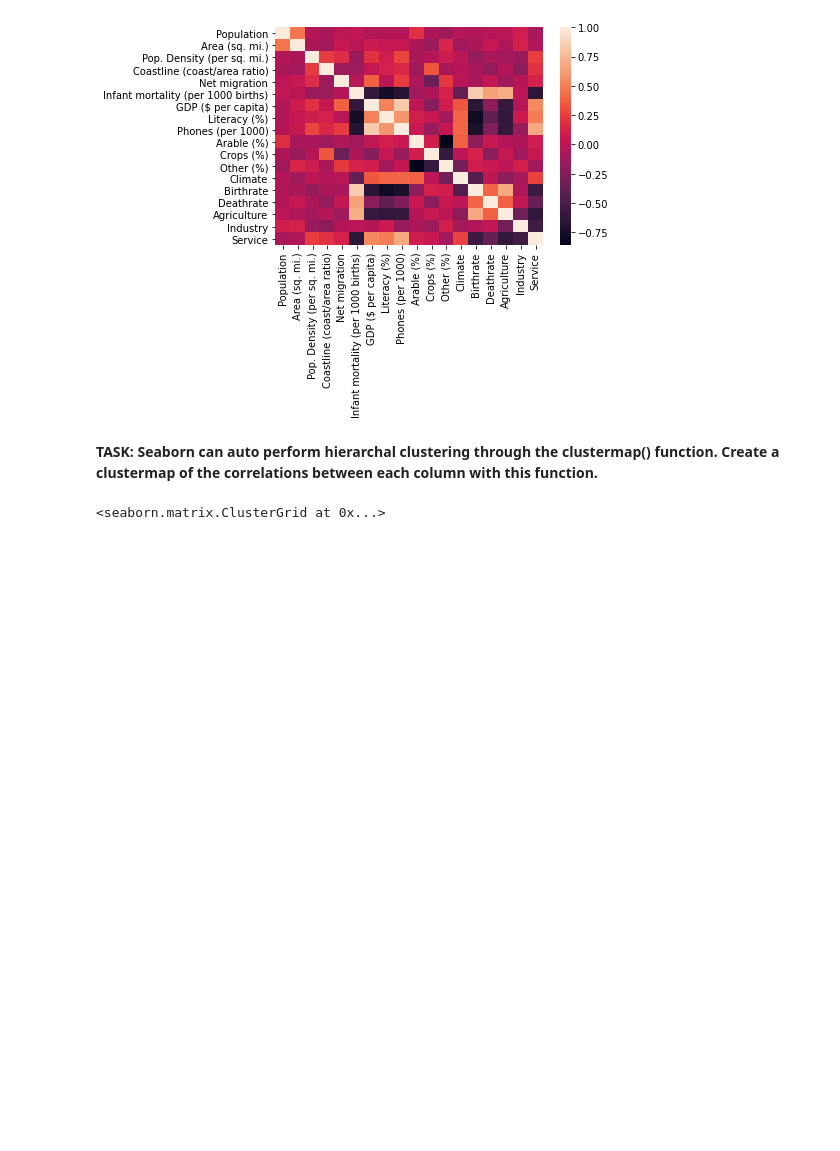
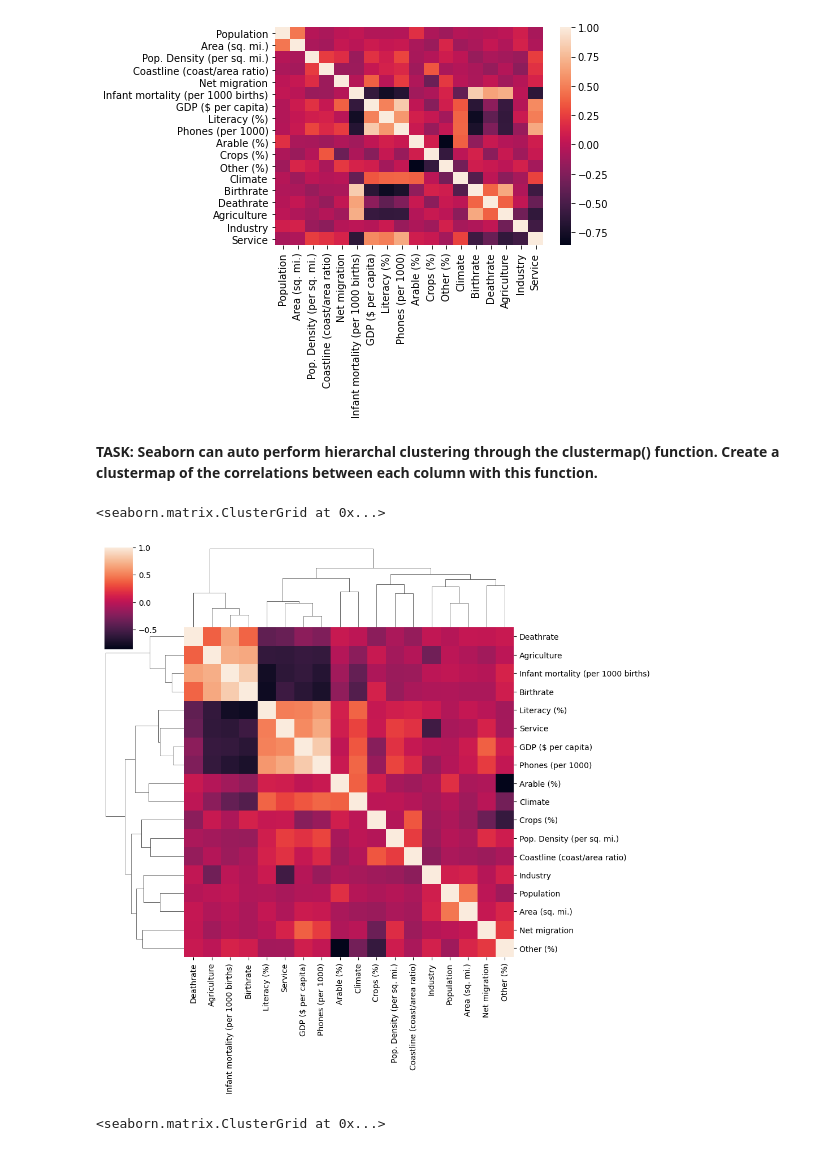
Before and after one commit to NadeemDin/ML-K-Means-Clustering, a Jupyter notebook: Kmeans-Clustering-Project-Exercise.ipynb, the cells around one changed output. Saved outputs shown, nothing was run; the diff lists cells and outputs as text; code cells hidden in the pictures; blank space fills up the shorter version.

```diff
--- a/Kmeans-Clustering-Project-Exercise.ipynb
+++ b/Kmeans-Clustering-Project-Exercise.ipynb
@@ -173,3 +180,8 @@ plt.legend(loc=(1.05,0.5))
+# %%
+sns.clustermap(df.corr())
+# %% [output]
+<seaborn.matrix.ClusterGrid at 0x...>
+[figure, added]
 # %%
 # %% [output]
 <seaborn.matrix.ClusterGrid at 0x...>
```
Also changed, not shown: parts of 5 cells of this notebook.
